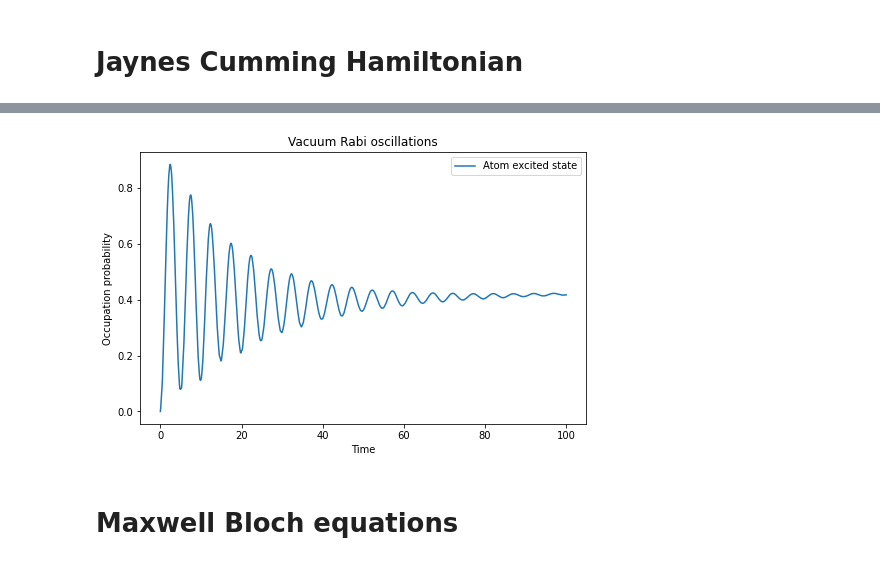
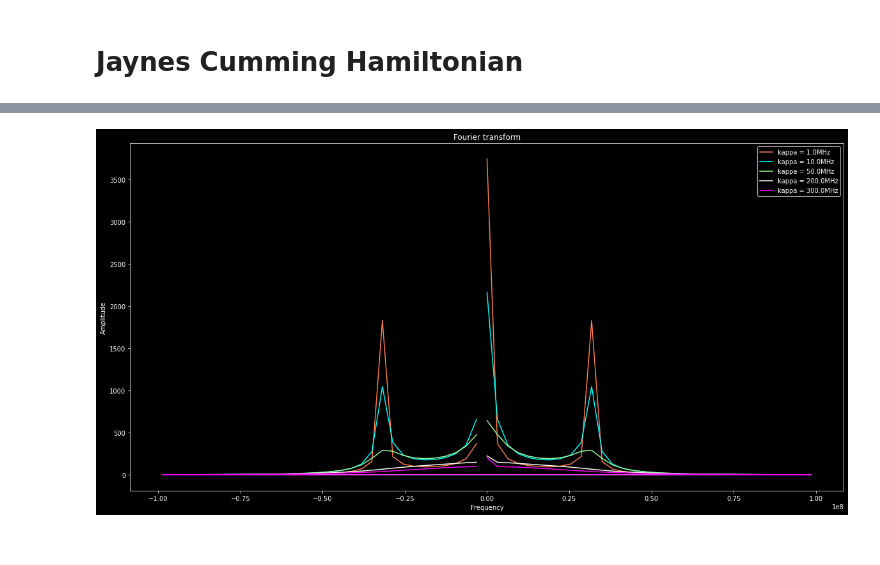
Before and after one commit to mahadevans2432/Quantum-Optics, a Jupyter notebook: Rabi.ipynb, the cells around one changed output, grey strips where cells are left out. Drawn from its saved outputs; the diff is of its cells as text; code cells hidden in the pictures.

```diff
--- a/Rabi.ipynb
+++ b/Rabi.ipynb
@@ -30,0 +64,25 @@ H = H_field + H_atom + H_int
+# %%
+#Set parameter values
+gamma = 3*1e6
+Omega = 100*1e6
+wc = 100*1e7
+delta = 0
+wa = wc + delta
+N = 16
+kappa = np.array([1,10,50,200,300])*1e6
+t = np.linspace(0,10*np.pi/Omega,10000)
+# %%
+#Graphs\
+colors = ['coral','aqua','palegreen','ivory','magenta']
+outputs = []
+plt.style.use("dark_background")
+for i in range(len(kappa)):
+    output = jch(N,wc,wa,gamma,Omega,kappa[i])
+    outputs.append(output)
+    plt.plot(t, output.expect[1], c=colors[i], label="kappa = "+str(kappa[i]/1e6)+"MHz")
+plt.xlabel('Time')
+plt.ylabel('Occupation probability')
+plt.title('Vacuum Rabi oscillations')
+plt.gcf().set_size_inches(20,10)
+plt.legend()
+plt.show()
@@ -31 +91,22 @@ H = H_field + H_atom + H_int
+# %%
+fft_out = []
+for i in range(len(outputs)):
+    yf = np.absolute(np.fft.fft(outputs[i].expect[1]))
+    xf = np.fft.fftfreq(len(t), t[1] - t[0])
+    y = []
+    x = []
+    for j in range(len(xf)):
+        if abs(xf[j]) < 1e8:
+            x.append(xf[j])
+            y.append(yf[j])
+    fft_out.append(yf)
+    plt.plot(x, y, c=colors[i], label="kappa = "+str(kappa[i]/1e6)+"MHz")
+plt.xlabel('Frequency')
+plt.ylabel('Amplitude')
+plt.title('Fourier transform')
+plt.gcf().set_size_inches(20,10)
+plt.legend()
+plt.show()
+# %% [output]
+[figure, added]
 # %%
@@ -37,11 +127,0 @@ output = mesolve(H, psi0, t, c_op_list, [a.dag()*a, sm.dag()*sm])
-# %%
-fig, ax = plt.subplots(figsize=(8,5))
-ax.plot(t, output.expect[1], label="Atom excited state")
-ax.legend()
-ax.set_xlabel('Time')
-ax.set_ylabel('Occupation probability')
-ax.set_title('Vacuum Rabi oscillations');
-# %% [output]
-[figure, removed]
-# %% [markdown]
-# Maxwell Bloch equations
```
Also changed, not shown: parts of 14 cells of this notebook.
